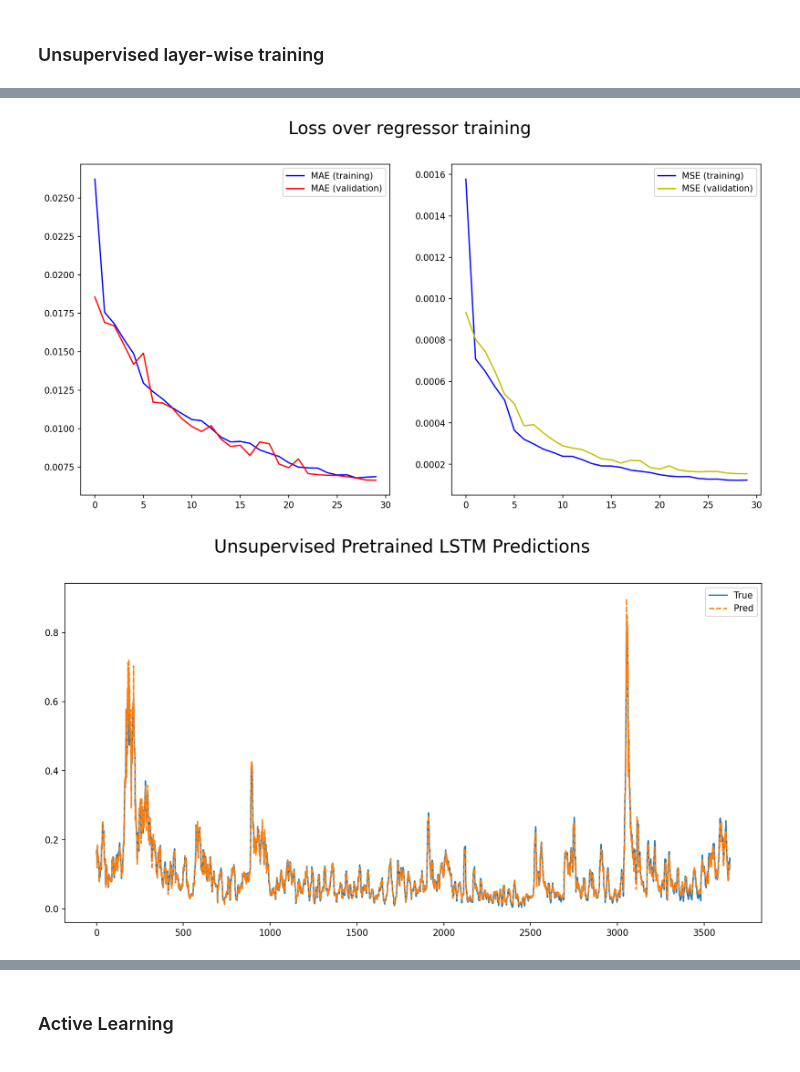
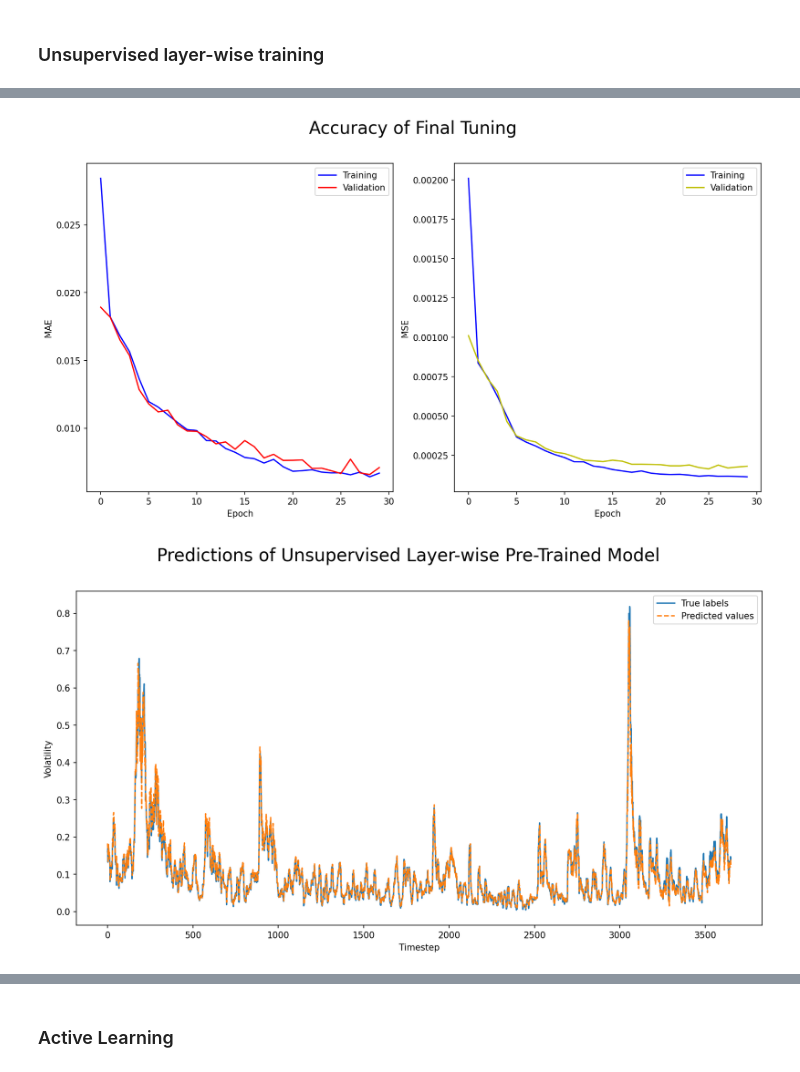
Before and after one commit to gittmp/efficient-deep-learning, a Jupyter notebook: Program/risk-forecasting.ipynb, the cells around one changed output, grey strips where cells are left out. Drawn from its saved outputs; the diff is of its cells as text; code cells hidden in the pictures.

```diff
--- a/Program/risk-forecasting.ipynb
+++ b/Program/risk-forecasting.ipynb
@@ -704,9 +774,12 @@ if PROGRESSIVE_TRAINING:
     fig2, ax2 = plt.subplots(figsize=(14, 7), dpi=150)
     fig2.suptitle("Predictions of Supervised Layer-wise Pre-Trained Model", fontsize=20)
 
-    ax2.plot(y_test.flatten(), xlabel='Timestep', ylabel='Volatility', label='True labels')
-    ax2.plot(y_pred_sup, linestyle='--', xlabel='Timestep', ylabel='Volatility', label='Predicted values')
+    ax2.plot(y_test.flatten(), label='True labels')
+    ax2.plot(y_pred_sup, linestyle='--', label='Predicted values')
     ax2.legend(loc=0)
+    ax2.set_xlabel('Timestep')
+    ax2.set_ylabel('Volatility')
+
     plt.show()
 
     try:
@@ -810,8 +905,16 @@ def build_final_model(model, X, y):
 # %%
 if PROGRESSIVE_TRAINING:
+    # train initial model
     encoder, enc_history, total_enc_time = base_autoencoder(X_train)
-    encoder, enc_history, timer = add_autoencoder(encoder, X_train, enc_history)
+
+    # add 2nd LSTM layer & pre-train
+    encoder, enc_history, timer = add_autoencoder(encoder, X_train, enc_history, ret_seq=True)
     total_enc_time += timer
 
+    # add 3rd LSTM layer & pre-train
+    encoder, enc_history, timer = add_autoencoder(encoder, X_train, enc_history, ret_seq=False)
+    total_enc_time += timer
+
+    # conduct final tuning with regression output layer
     regressor, reg_history, total_reg_time = build_final_model(encoder, X_train, y_train)
 # %% [output]
@@ -858,11 +961,13 @@ _________________________________________________________________
 if PROGRESSIVE_TRAINING:
     # autoencoder loss plots
     fig1, ax1 = plt.subplots(figsize=(6, 6), dpi=150)
-    fig1.suptitle("MSE over Autoencoder Pre-Training", fontsize=20)
+    fig1.suptitle("Accuracy of Autoencoder Pre-Training", fontsize=20)
 
-    ax1.plot(enc_history['loss'], color='b', xlabel="Epoch", ylabel="MSE" label="Training")
-    ax1.plot(enc_history['val_loss'], color='y', xlabel="Epoch", ylabel="MSE" label="Validation")
+    ax1.plot(enc_history['loss'], color='b', label="Training")
+    ax1.plot(enc_history['val_loss'], color='y', label="Validation")
     ax1.legend(loc=0)
+    ax1.set_xlabel('Epoch')
+    ax1.set_ylabel('MSE')
 
     try:
         fig1.savefig('./drive/MyDrive/UCL/Thesis/results/loss-unsuplayerwise-encoder.png')
@@ -871,15 +976,19 @@ if PROGRESSIVE_TRAINING:
 
     # regressor loss plots
     fig2, ax2 = plt.subplots(1, 2, figsize=(14, 7), dpi=150)
-    fig2.suptitle("MAE over Final Tuning", fontsize=20)
+    fig2.suptitle("Accuracy of Final Tuning", fontsize=20)
 
-    ax2[0].plot(reg_history['loss'], color='b', xlabel="Epoch", ylabel="MAE" label="Training")
-    ax2[0].plot(reg_history['val_loss'], color='r', xlabel="Epoch", ylabel="MAE" label="Validation")
+    ax2[0].plot(reg_history['loss'], color='b', label="Training")
+    ax2[0].plot(reg_history['val_loss'], color='r', label="Validation")
     ax2[0].legend(loc=0)
+    ax2[0].set_xlabel('Epoch')
+    ax2[0].set_ylabel('MAE')
 
-    ax2[1].plot(reg_history['mse'], color='b', xlabel="Epoch", ylabel="MSE" label="Training")
-    ax2[1].plot(reg_history['val_mse'], color='y', xlabel="Epoch", ylabel="MSE" label="Validation")
+    ax2[1].plot(reg_history['mse'], color='b', label="Training")
+    ax2[1].plot(reg_history['val_mse'], color='y', label="Validation")
     ax2[1].legend(loc=0)
+    ax2[1].set_xlabel('Epoch')
+    ax2[1].set_ylabel('MSE')
 
     try:
         fig2.savefig('./drive/MyDrive/UCL/Thesis/results/loss-unsuplayerwise-regressor.png')
@@ -893,9 +1002,12 @@ if PROGRESSIVE_TRAINING:
     fig3, ax3 = plt.subplots(figsize=(14, 7), dpi=150)
     fig3.suptitle("Predictions of Unsupervised Layer-wise Pre-Trained Model", fontsize=20)
 
-    ax3.plot(y_test.flatten(), xlabel='Timestep', ylabel='Volatility', label='True labels')
-    ax3.plot(y_pred_unsup, linestyle='--', xlabel='Timestep', ylabel='Volatility', label='Predicted values')
+    ax3.plot(y_test.flatten(), label='True labels')
+    ax3.plot(y_pred_unsup, linestyle='--', label='Predicted values')
     ax3.legend(loc=0)
+    ax3.set_xlabel('Timestep')
+    ax3.set_ylabel('Volatility')
+
     plt.show()
 
     try:
@@ -907,5 +1019,5 @@ if PROGRESSIVE_TRAINING:
-[figure, old version]
+[figure, new version]
-[figure, old version]
+[figure, new version]
 # %%
 if PROGRESSIVE_TRAINING:
     # metrics
```
Also changed, not shown: parts of 33 cells of this notebook.
